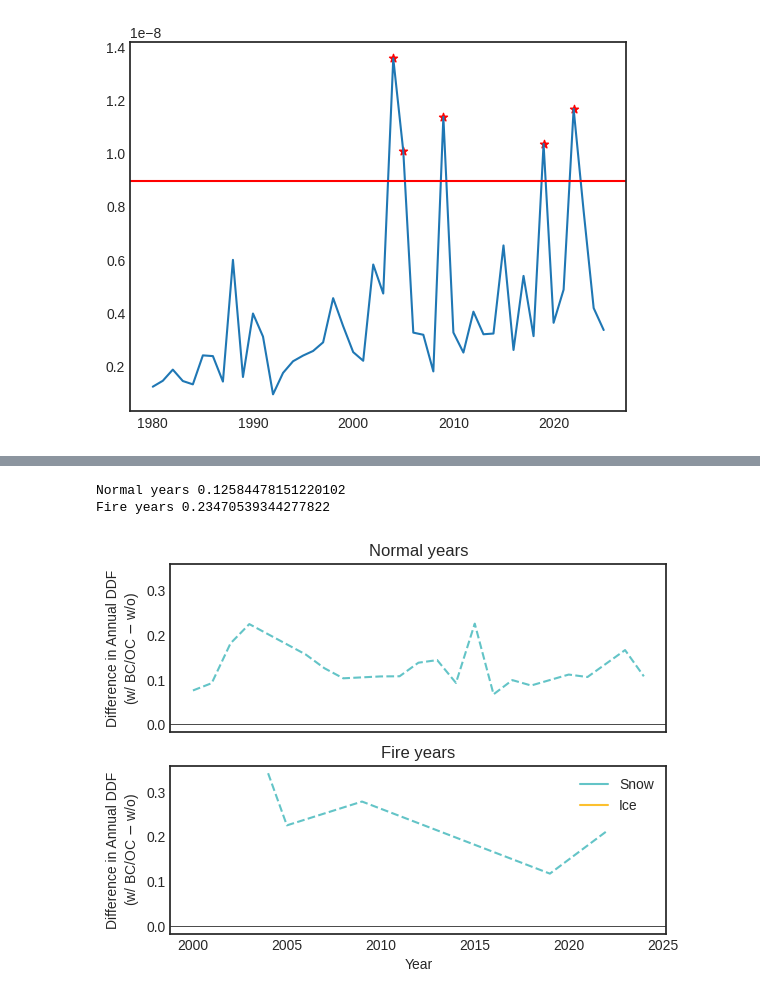
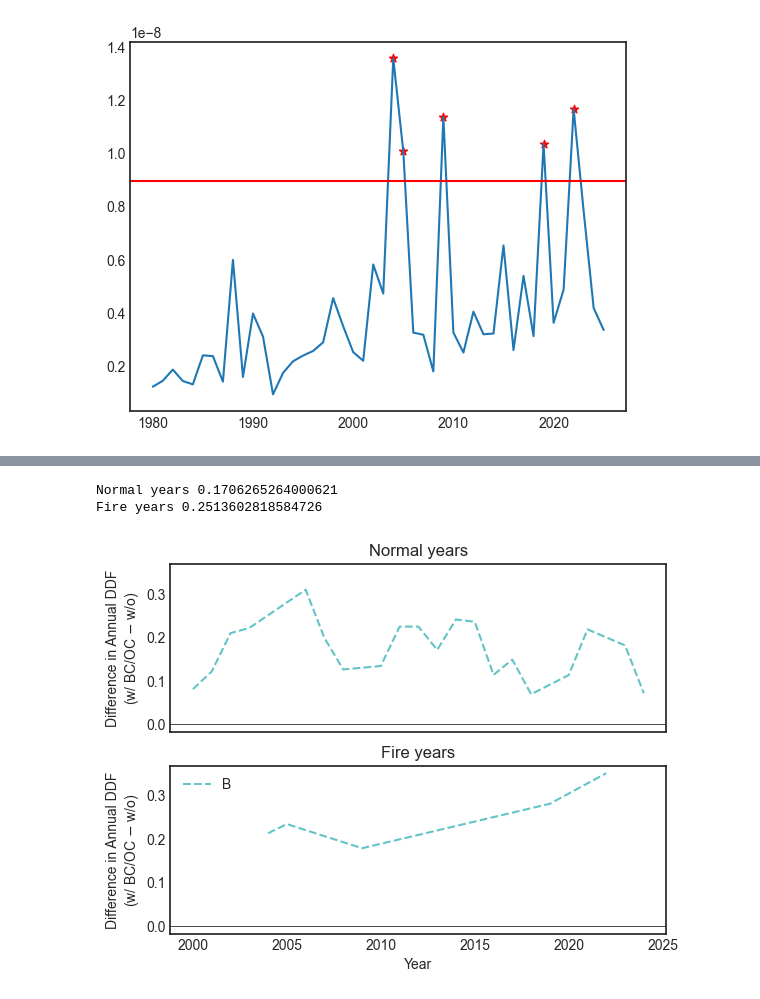
Before and after one commit to clairevwilson/PEBSI, a Jupyter notebook: ddf_proj.ipynb, the cells around one changed output, grey strips where cells are left out. Drawn from its saved outputs; the diff is of its cells as text; code cells hidden in the pictures.

```diff
--- a/ddf_proj.ipynb
+++ b/ddf_proj.ipynb
@@ -42,8 +60,9 @@ def compute_ddf(ds, time_res = '1D'):
     })
 # %%
-site = 'AU'
-for site in ['D']: #['AU','B','D','Z']:
-    ds = xr.open_dataset(base_fp + f'gulkana{site}_2026_01_12_noBCOC_long_1.nc') # BASE
+site = 'B'
+# for site in ['B']: #['AU','B','D','Z']:
+for timeres in ['1D','YS-OCT']:
+    ds = xr.open_dataset(base_fp + f'gulkana{site}_2026_02_03_base_long_0.nc')
     ds_bcd = xr.open_dataset('../climate_data/MERRA2/BCDP002/MERRA2_BCDP002_gulkana_alltime.nc')
     ds_bcw = xr.open_dataset('../climate_data/MERRA2/BCWT002/MERRA2_BCWT002_gulkana_alltime.nc')
     ds_ocd = xr.open_dataset('../climate_data/MERRA2/OCDP002/MERRA2_OCDP002_gulkana_alltime.nc')
@@ -51,15 +70,19 @@ for site in ['D']: #['AU','B','D','Z']:
     ds_bc = ds_bcd['BCDP002'] + ds_bcw['BCWT002']
     ds_oc = ds_ocd['OCDP002'] + ds_ocw['OCWT002']
 
-    ds_ddf = compute_ddf(ds)
+    ds_ddf = compute_ddf(ds, timeres)
     ds_ddf = ds_ddf.sel(time=ds_ddf['ddf'].notnull())
-    ds_ddf['bc_dep'] = ds_bc.resample(time='1D').sum()
-    ds_ddf['oc_dep'] = ds_oc.resample(time='1D').sum()
-    water_year = xr.where(ds_ddf['time.month'] >= 10, ds_ddf['time.year'] + 1, ds_ddf['time.year'])
-    for var in ['bc_dep','oc_dep','pdds','melt','accum']:
-        ds_ddf[f'{var}_cumsum'] = (ds_ddf[var].groupby(water_year).cumsum())
+    ds_ddf['bc_dep'] = ds_bc.resample(time=timeres).sum()
+    ds_ddf['oc_dep'] = ds_oc.resample(time=timeres).sum()
 
-    df = ds_ddf.to_dataframe().drop(columns=['melt','pdds','lat','lon','bc_dep','oc_dep','accum'])
+    drop_vars = ['melt','pdds','lat','lon','accum']
+    if timeres == '1D':
+        water_year = xr.where(ds_ddf['time.month'] >= 10, ds_ddf['time.year'] + 1, ds_ddf['time.year'])
+        for var in ['bc_dep','oc_dep','pdds','melt','accum']:
+            ds_ddf[f'{var}_cumsum'] = (ds_ddf[var].groupby(water_year).cumsum())
+        drop_vars += ['bc_dep','oc_dep', 'ice_days']
+
+    df = ds_ddf.to_dataframe().drop(columns=drop_vars)
     corr = df.corr()
 
     # Plot
@@ -298,9 +417,9 @@ AU Ice difference Fire years 0.0
 # %%
 plot_type = 'difference'
 fig, axes = plt.subplots(2, sharex=True, sharey=True)
-for s, site in enumerate(['D']):
-    ds_base = xr.open_dataset(base_fp + f'gulkana{site}_2026_01_12_noBCOC_long_0.nc')
-    ds_noBCOC = xr.open_dataset(base_fp + f'gulkana{site}_2026_01_12_noBCOC_long_1.nc')
+for s, site in enumerate(['B']):
+    ds_base = xr.open_dataset(base_fp + f'gulkana{site}_2026_02_03_base_long_0.nc')
+    ds_noBCOC = xr.open_dataset(base_fp + f'gulkana{site}_2026_02_03_noBCOC_long_0.nc')
     # ds_noBCOC = ds_base
     ds_dict = {'wBCOC':ds_base, 'base':ds_noBCOC}
     linestyles = ['-','--']
@@ -338,42 +457,42 @@ for s, site in enumerate(['D']):
 
                 condition = layertype >= 1
                 seasonal_ddf = melt.where(condition).sum() / PDDs.where(condition).sum()
                 ddfs_ice.append(seasonal_ddf.values)
 
             # plot one line per category
             if plot_type == 'values':
                 ax.plot(years, seasonal_ddf,
-                        color=colors[0], linestyle=ls)
+                        color=colors[s], linestyle=ls)
                 ax.plot(years, seasonal_ddf,
-                        color=colors[1], linestyle=ls)
+                        color=colors[s], linestyle=ls)
             elif plot_type == 'difference':
                 y_snow.append(np.array(ddfs_snow))
                 y_ice.append(np.array(ddfs_ice))
-            if ls == '-':
-                ax.plot(np.nan, np.nan, color=colors[0], label=f'Snow')
-                ax.plot(np.nan, np.nan, color=colors[1], label=f'Ice')
+            # if ls == '-':
+            #     ax.plot(np.nan, np.nan, color=colors[s], label=f'Snow')
+            #     ax.plot(np.nan, np.nan, color=colors[s], label=f'Ice')
         if plot_type == 'difference':
             # ax.plot(years, y_ice[1] - y_ice[0],
             #             color=colors[1], linestyle=ls)
             ax.plot(years, y_snow[1] - y_snow[0],
-                    color=colors[0], linestyle=ls)
+                    color=colors[s], linestyle=ls, label=site)
             print(label, np.nanmean(y_snow[1] - y_snow[0]))
             ax.axhline(0, color='k', linewidth=0.5)
         ax.set_title(label)
 
 ax.set_xlabel('Year')
 ylabel = 'Annual DDF' if plot_type != 'difference' else 'Difference in Annual DDF\n(w/ BC/OC $-$ w/o)'
 ax.set_ylabel(ylabel)
 axes[0].set_ylabel(ylabel)
 if plot_type != 'difference':
     ax.plot(np.nan, np.nan, color='gray', linestyle='-', label='With BC/OC')
     ax.plot(np.nan, np.nan, color='gray', linestyle='--', label='No BC/OC')
 ax.legend()
 plt.show()
 # %% [output]
-Normal years 0.12584478151220102
-Fire years 0.23470539344277822
+Normal years 0.1706265264000621
+Fire years 0.2513602818584726
-[figure, old version]
+[figure, new version]
 # %%
 site_colors = {'EC':'#fcc02e',
                'T':    "#E14E9A",
```
Also changed, not shown: parts of 9 cells of this notebook, 1 other file.
